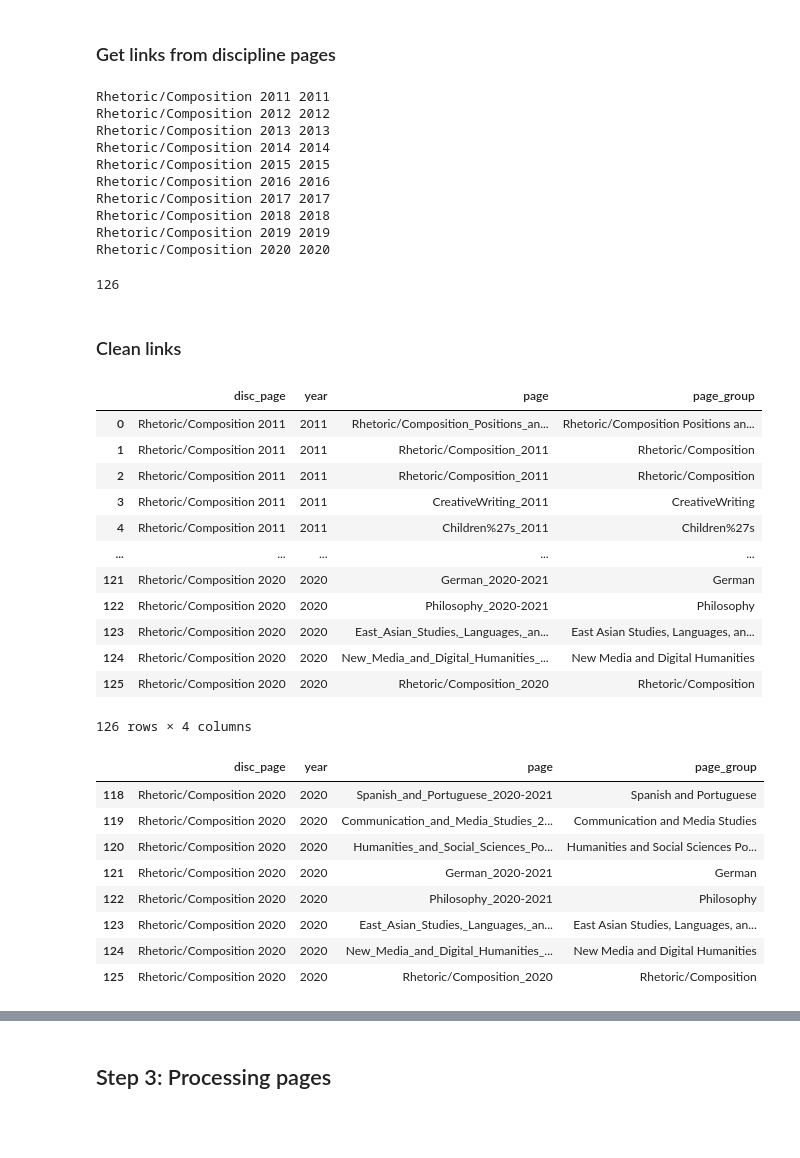
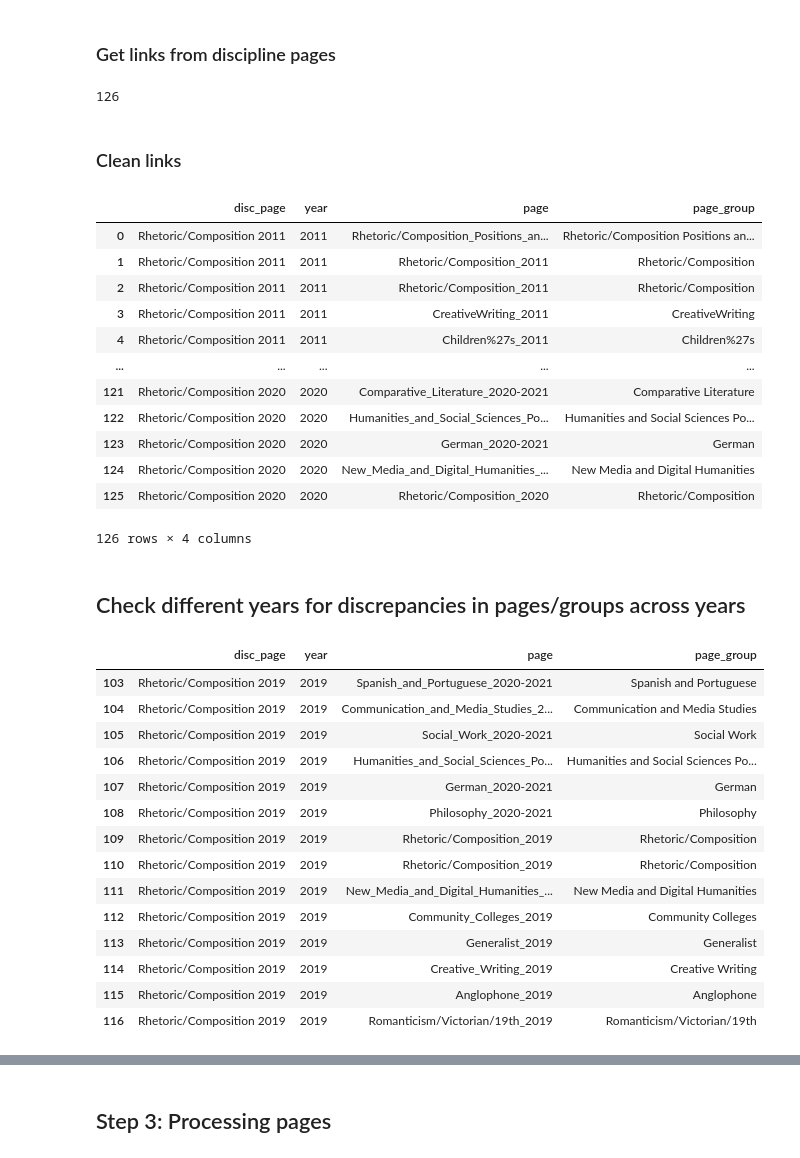
Before and after one commit to lingeringcode/rc-jobcensus, a Jupyter notebook: wiki/wiki_jobcensus.ipynb, the cells around one changed output, grey strips where cells are left out. Cells and saved outputs as stored; diff of their text form; code cells hidden in the pictures; blank space fills up the shorter version.

```diff
--- a/wiki/wiki_jobcensus.ipynb
+++ b/wiki/wiki_jobcensus.ipynb
@@ -137,16 +129,12 @@ def strip_year_from_page(page_name):
 
 def get_all_links():
     link_ld=[]
-    for dpage,dyear in (list(zip(disc_pages,years))):
+    for dpage,dyear in tqdm(list(zip(disc_pages,years))):
         links = get_links_from_disc_page(dpage, year=dyear)
         for link in links:
-            # Process year label issue with R/C pages
+            # Fix year label issue with R/C pages: 2011 year being labeled as 2012, etc.
             if 'Salaries' not in link and 'New_Media' not in link and 'Queer' not in link and 'Environmental' not in link and 'Rhetoric' in link:
-#                 print('\t', dpage)
-#                 print('\t', dyear)
                 link = link[0:21]+str(dyear)
-#                 print('\t', link)
-
                 link_d={'disc_page':dpage, 'year':dyear, 'page':link, 'page_group':strip_year_from_page(link)}
                 link_ld.append(link_d)
 
@@ -166,17 +154,7 @@ def get_all_links():
 LINK_LD = get_all_links()
 len(LINK_LD)
 # %% [output]
-Rhetoric/Composition 2011 2011
-Rhetoric/Composition 2012 2012
-Rhetoric/Composition 2013 2013
-Rhetoric/Composition 2014 2014
-Rhetoric/Composition 2015 2015
-Rhetoric/Composition 2016 2016
-Rhetoric/Composition 2017 2017
-Rhetoric/Composition 2018 2018
-Rhetoric/Composition 2019 2019
-Rhetoric/Composition 2020 2020
+126
-126
 # %% [markdown]
 ### Clean links
 # %%
@@ -190,21 +168,29 @@ df_pages
 | 3 | Rhetoric/Composition 2011 | 2011 | CreativeWriting_2011 | CreativeWriting |
 | 4 | Rhetoric/Composition 2011 | 2011 | Children%27s_2011 | Children%27s |
 | ... | ... | ... | ... | ... |
-| 121 | Rhetoric/Composition 2020 | 2020 | German_2020-2021 | German |
-| 122 | Rhetoric/Composition 2020 | 2020 | Philosophy_2020-2021 | Philosophy |
-| 123 | Rhetoric/Composition 2020 | 2020 | East_Asian_Studies,_Languages,_an... | East Asian Studies, Languages, an... |
+| 121 | Rhetoric/Composition 2020 | 2020 | Comparative_Literature_2020-2021 | Comparative Literature |
+| 122 | Rhetoric/Composition 2020 | 2020 | Humanities_and_Social_Sciences_Po... | Humanities and Social Sciences Po... |
+| 123 | Rhetoric/Composition 2020 | 2020 | German_2020-2021 | German |
 | 124 | Rhetoric/Composition 2020 | 2020 | New_Media_and_Digital_Humanities_... | New Media and Digital Humanities |
 | 125 | Rhetoric/Composition 2020 | 2020 | Rhetoric/Composition_2020 | Rhetoric/Composition |
 126 rows × 4 columns
+# %% [markdown]
+## Check different years for discrepancies in pages/groups across years
 # %%
-df_pages[df_pages.year == 2020]
+df_pages[df_pages.year == 2019]
 # %% [output]
 |  | disc_page | year | page | page_group |
-| 118 | Rhetoric/Composition 2020 | 2020 | Spanish_and_Portuguese_2020-2021 | Spanish and Portuguese |
-| 119 | Rhetoric/Composition 2020 | 2020 | Communication_and_Media_Studies_2... | Communication and Media Studies |
-| 120 | Rhetoric/Composition 2020 | 2020 | Humanities_and_Social_Sciences_Po... | Humanities and Social Sciences Po... |
-| 121 | Rhetoric/Composition 2020 | 2020 | German_2020-2021 | German |
-| 122 | Rhetoric/Composition 2020 | 2020 | Philosophy_2020-2021 | Philosophy |
-| 123 | Rhetoric/Composition 2020 | 2020 | East_Asian_Studies,_Languages,_an... | East Asian Studies, Languages, an... |
-| 124 | Rhetoric/Composition 2020 | 2020 | New_Media_and_Digital_Humanities_... | New Media and Digital Humanities |
-| 125 | Rhetoric/Composition 2020 | 2020 | Rhetoric/Composition_2020 | Rhetoric/Composition |
+| 103 | Rhetoric/Composition 2019 | 2019 | Spanish_and_Portuguese_2020-2021 | Spanish and Portuguese |
+| 104 | Rhetoric/Composition 2019 | 2019 | Communication_and_Media_Studies_2... | Communication and Media Studies |
+| 105 | Rhetoric/Composition 2019 | 2019 | Social_Work_2020-2021 | Social Work |
+| 106 | Rhetoric/Composition 2019 | 2019 | Humanities_and_Social_Sciences_Po... | Humanities and Social Sciences Po... |
+| 107 | Rhetoric/Composition 2019 | 2019 | German_2020-2021 | German |
+| 108 | Rhetoric/Composition 2019 | 2019 | Philosophy_2020-2021 | Philosophy |
+| 109 | Rhetoric/Composition 2019 | 2019 | Rhetoric/Composition_2019 | Rhetoric/Composition |
+| 110 | Rhetoric/Composition 2019 | 2019 | Rhetoric/Composition_2019 | Rhetoric/Composition |
+| 111 | Rhetoric/Composition 2019 | 2019 | New_Media_and_Digital_Humanities_... | New Media and Digital Humanities |
+| 112 | Rhetoric/Composition 2019 | 2019 | Community_Colleges_2019 | Community Colleges |
+| 113 | Rhetoric/Composition 2019 | 2019 | Generalist_2019 | Generalist |
+| 114 | Rhetoric/Composition 2019 | 2019 | Creative_Writing_2019 | Creative Writing |
+| 115 | Rhetoric/Composition 2019 | 2019 | Anglophone_2019 | Anglophone |
+| 116 | Rhetoric/Composition 2019 | 2019 | Romanticism/Victorian/19th_2019 | Romanticism/Victorian/19th |
```
Also changed, not shown: parts of 28 cells of this notebook, 3 other files.
